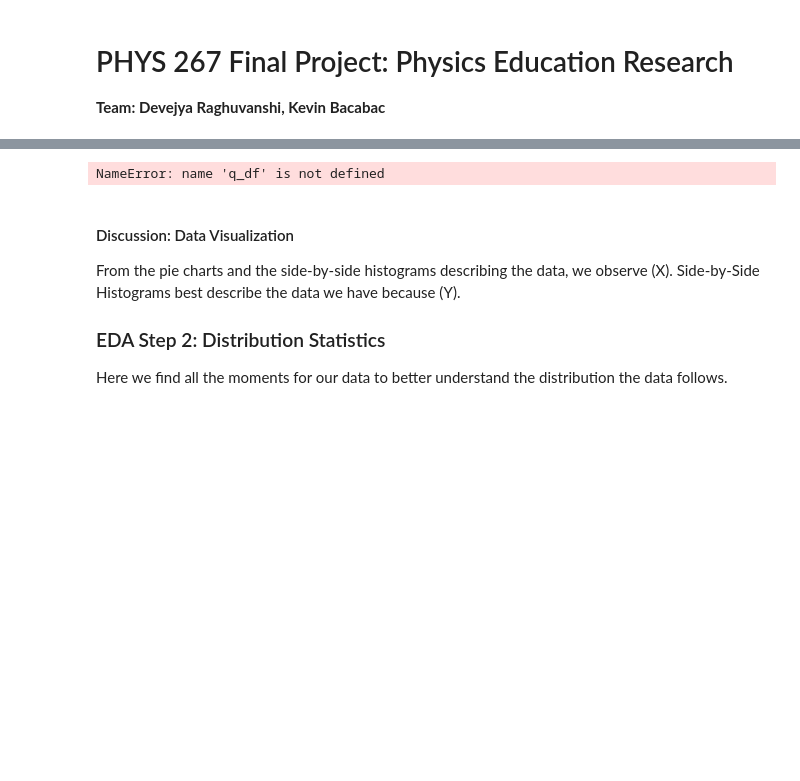
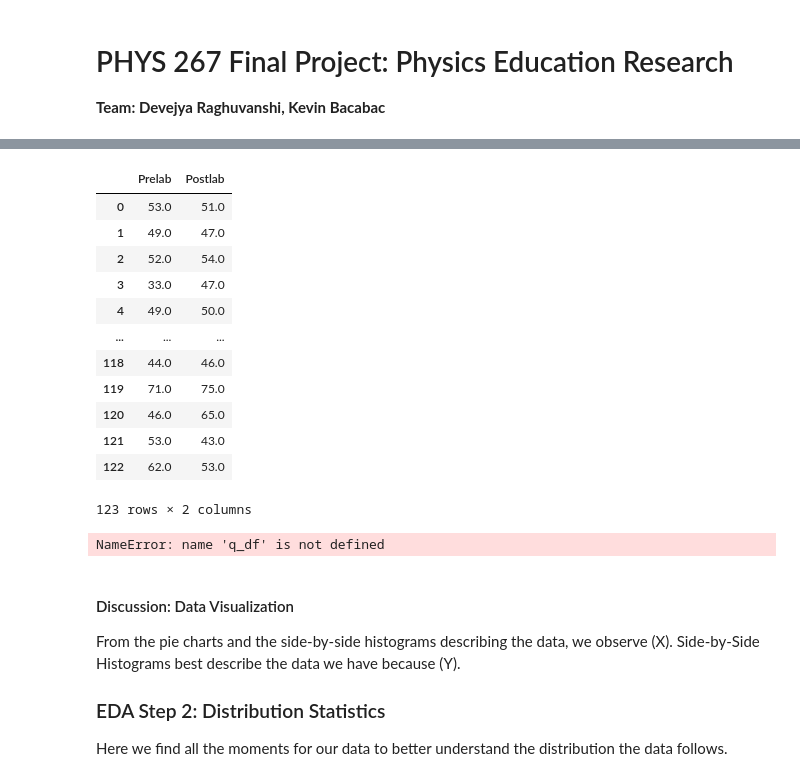
Before and after one commit to Devejya/project, a Jupyter notebook: project_test.ipynb, the cells around one changed output, grey strips where cells are left out. Saved outputs shown, nothing was run; the diff lists cells and outputs as text; code cells hidden in the pictures; blank space fills up the shorter version.

```diff
--- a/project_test.ipynb
+++ b/project_test.ipynb
@@ -106,54 +133,70 @@ Since our data is categorical (ordinal, answers to likert type questions). We ar
 # %%
 # Data Preprocessing
 
-# Frequency Table (TODO: Change for overall score instead of per question score.)
+# Frequency Table
 frequency_dataframe_columns = ['Q1p1','Q1p2','Q1p3','Q1p4','Q1p5','Q2p1'
 ,'Q2p2','Q2p3','Q2p4','Q2p5','Q2p6','Q2p7','Q2p8','Q2p9','Q2p10','Q2p11',
 'Q3p1','Q3p2','Q3p3','Q3p4','Q4p1','Q4p2','Q4p3','Q4p4','Q4p5','Q4p6',
 'Q4p7','Q5p1','Q5p1','Q5p3','Q5p4','Q5p5','Q5p6','Q5p7']
 frequency_table = []
 for col in postlab_q.columns:
     frequency_table.append(list(postlab_q[col].value_counts().sort_index()))
 frequency_df = pd.DataFrame(frequency_table).transpose()
 frequency_df.columns = frequency_dataframe_columns
 frequency_df.index = [1,2,3,4,5]
 frequency_df
 
 # Student Attitude Scores per student Pre and Post Lab
 weights=[
     1, 1, 1, 1, 1,
     1, 1, 1, 1, 1, 1, 1, 1, 1, 1, 1,
     0, 1, 0, 0,
     -1, -1, -1, -1, -1, 1, 1,
     1, 1, 1, -1, 1, -1, -1
 ]
 weighted_postlab_q = postlab_q.mul(weights)
 weighted_prelab_q = prelab_q.mul(weights)
 pre_post_lab = pd.DataFrame(list(zip(list(weighted_prelab_q.sum(axis=1)), list(weighted_postlab_q.sum(axis=1)))),
 columns=["Prelab", "Postlab"])
 
-
-# Plotting Side-by-Side Histogram
-
-fig, ax = plt.subplots(len(q_df.columns), 3, figsize=(12,60))
-fig.suptitle("Histograms showing Student Answers Question 1 (all subquestions) of the Attitude Survey")
-
-for side, q_df in enumerate((prelab_q, postlab_q)):
-    y = 0
-    for subq in q_df.columns:
-        # ax[y,side].set_title('Q1 Before')
-        ax[y,side].hist(q_df[subq], density=True, bins=5, color=['blue', 'orange'][side])
-        y += 1
-
-y = 0
-for subq in prelab_q.columns:
-    ax[y,2].hist((prelab_q[subq], postlab_q[subq]), density=True, bins=5, label=['Pre', 'Post'])
-    y += 1
-
-
-plt.show()
+# Dataframe with overall Student Attitude metric per student pre and post lab
+pre_post_lab
 # %% [output]
+|  | Prelab | Postlab |
+| 0 | 53.0 | 51.0 |
+| 1 | 49.0 | 47.0 |
+| 2 | 52.0 | 54.0 |
+| 3 | 33.0 | 47.0 |
+| 4 | 49.0 | 50.0 |
+| ... | ... | ... |
+| 118 | 44.0 | 46.0 |
+| 119 | 71.0 | 75.0 |
+| 120 | 46.0 | 65.0 |
+| 121 | 53.0 | 43.0 |
+| 122 | 62.0 | 53.0 |
-NameError: name 'q_df' is not defined
+123 rows × 2 columns
+# %%
+# Plotting Side-by-Side Histogram
+
+fig, ax = plt.subplots(len(q_df.columns), 3, figsize=(12,60))
+fig.suptitle("Histograms showing Student Answers Question 1 (all subquestions) of the Attitude Survey")
+
+for side, q_df in enumerate((prelab_q, postlab_q)):
+    y = 0
+    for subq in q_df.columns:
+        # ax[y,side].set_title('Q1 Before')
+        ax[y,side].hist(q_df[subq], density=True, bins=5, color=['blue', 'orange'][side])
+        y += 1
+
+y = 0
+for subq in prelab_q.columns:
+    ax[y,2].hist((prelab_q[subq], postlab_q[subq]), density=True, bins=5, label=['Pre', 'Post'])
+    y += 1
+
+
+plt.show()
+# %% [output]
+NameError: name 'q_df' is not defined
 # %%
 # Plotting PieCharts
 # %% [markdown]
```
Also changed, not shown: parts of 16 cells of this notebook.
